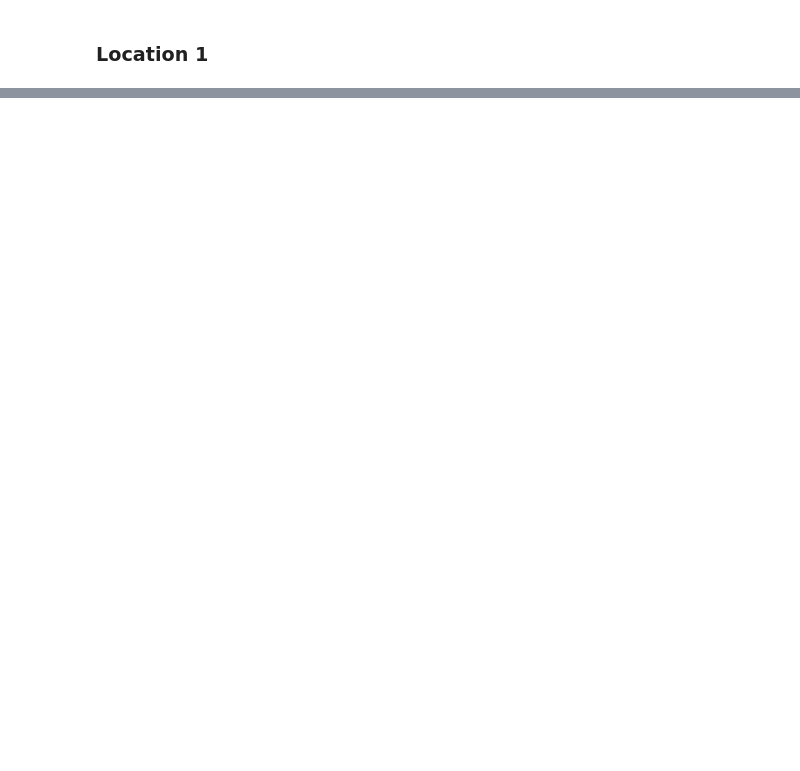
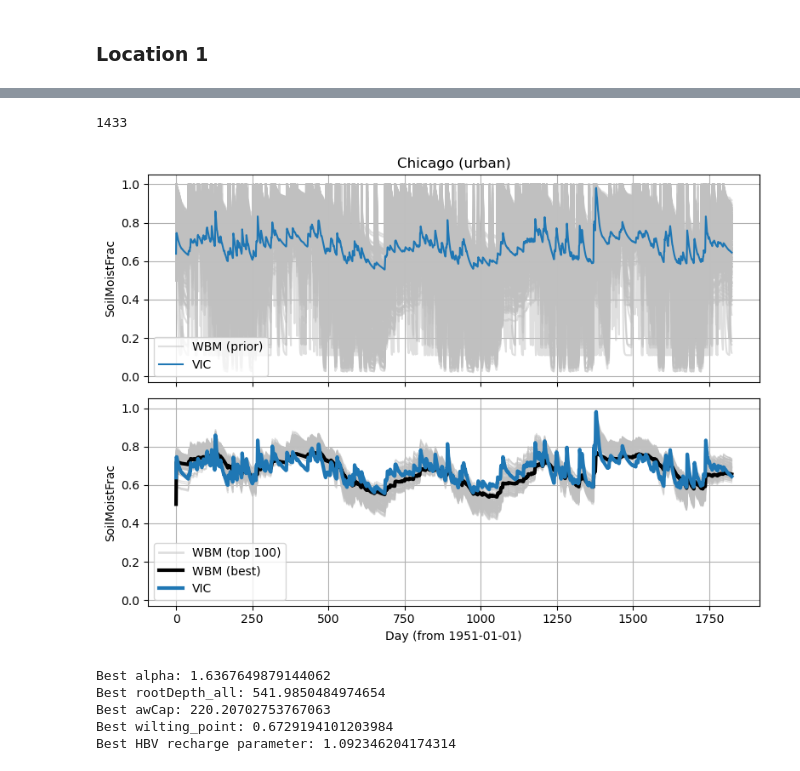
Before and after one commit to david0811/lafferty-etal-2024-tbd, a Jupyter notebook: code/99_WBM_paramater_UC.ipynb, the cells around one changed output, grey strips where cells are left out. Cells and saved outputs as stored; diff of their text form; code cells hidden in the pictures; blank space fills up the shorter version.

```diff
--- a/code/99_WBM_paramater_UC.ipynb
+++ b/code/99_WBM_paramater_UC.ipynb
@@ -788,0 +1322,73 @@ plt.show()
+# %%
+# Best parameters
+start = 0
+end = -1
+
+# Get MSEs
+mse_sample = []
+for i in range(n_sample):
+    mse = np.mean((np.array(Ws_frac_sample_loc2[i][start:end]) - soilMoistFrac[start:end-1]) ** 2)
+    mse_sample.append(mse)
+
+# Best single set
+i_best = np.argmin(np.array(mse_sample))
+print(i_best)
+
+# Top N parameter combos
+n_cutoff = 100
+i_top = np.argpartition(mse_sample, n_cutoff)[:n_cutoff]
+# %% [output]
+1433
+# %%
+# Plot
+fig, axs = plt.subplots(2,1, figsize=(8,6), sharex=True, sharey=True)
+
+start = 0
+end = 365*5
+
+# Prior
+ax = axs[0]
+for i in range(1, n_sample, 10):
+    ax.plot(Ws_frac_sample_loc2[i][start:end], color='silver', alpha=0.5, label=None)
+
+ax.plot(Ws_frac_sample_loc2[0][start:end], color='silver', alpha=0.5, label='WBM (prior)')
+ax.plot(soilMoistFrac[start:end], label='VIC')
+ax.grid()
+ax.legend()
+ax.set_ylabel('SoilMoistFrac')
+ax.set_title('Chicago (urban)')
+
+# Posterior
+ax=axs[1]
+
+for i in i_top[1:]:
+    ax.plot(Ws_frac_sample_loc2[i][start:end], color='silver', lw=1, alpha=0.5, label=None)
+
+ax.plot(Ws_frac_sample_loc2[i][start:end], color='silver', lw=2, alpha=0.5, label='WBM (top 100)')
+ax.plot(Ws_frac_sample_loc2[i_best][start:end], color='black', label='WBM (best)', lw=3)
+ax.plot(soilMoistFrac[start:end], label='VIC', lw=3)
+ax.legend()
+
+ax.set_xlabel('Day (from 1951-01-01)')
+ax.set_ylabel('SoilMoistFrac')
+ax.grid()
+ax.legend()
+
+plt.tight_layout()
+# plt.savefig('../figs/WBM_precal_test.png')
+plt.show()
+# %% [output]
+[figure, added]
+# %%
+# best params
+print(f"Best alpha: {str(alpha_sample[i_best])}")
+print(f"Best rootDepth_all: {str(rootDepth_oGS_sample[i_best])}")
+print(f"Best awCap: {str(awCap_sample[i_best])}")
+print(f"Best wilting_point: {str(wilting_point_sample[i_best])}")
+print(f"Best HBV recharge parameter: {str(beta_HBV_sample[i_best])}")
+# %% [output]
+Best alpha: 1.6367649879144062
+Best rootDepth_all: 541.9850484974654
+Best awCap: 220.20702753767063
+Best wilting_point: 0.6729194101203984
+Best HBV recharge parameter: 1.092346204174314
```
Also changed, not shown: parts of 41 cells of this notebook.
